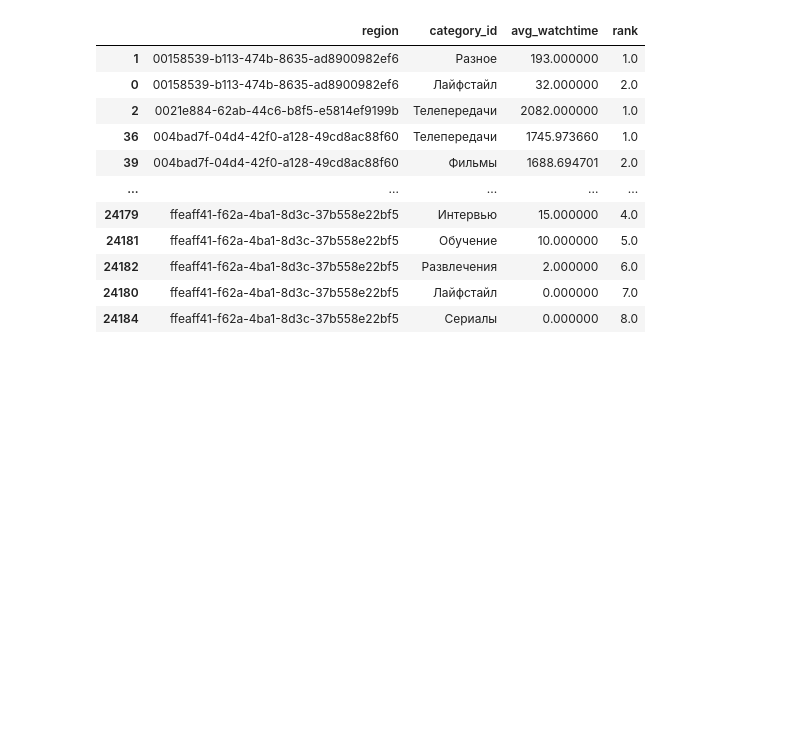
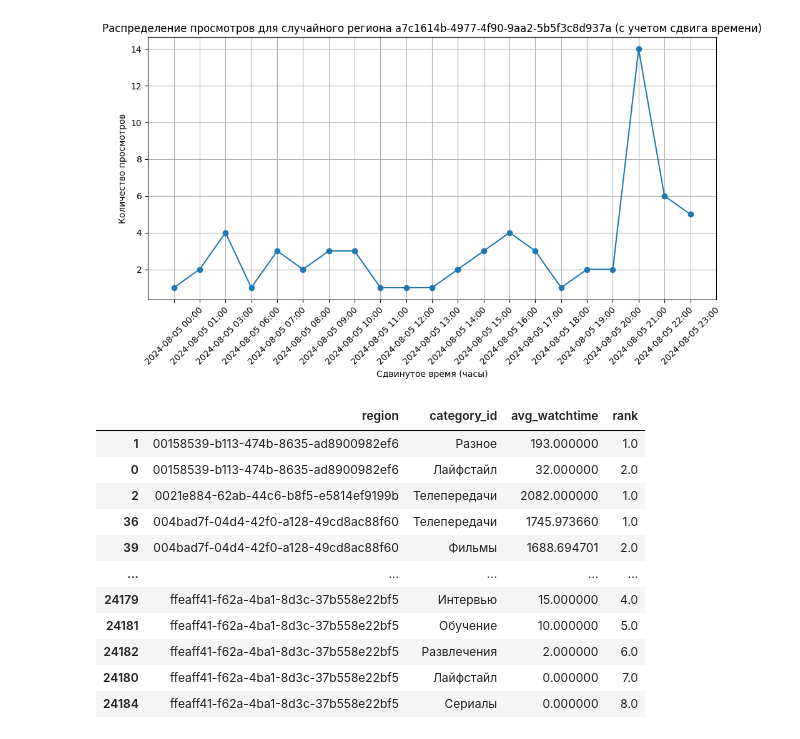
Before and after one commit to maxlyara1/users_cold_start_hackathon, a Jupyter notebook: research.ipynb, the cells around one changed output. Cells and saved outputs as stored; diff of their text form; code cells hidden in the pictures; blank space fills up the shorter version.

```diff
--- a/research.ipynb
+++ b/research.ipynb
@@ -95,3 +133,25 @@ array(['Мультфильмы', 'Развлечения', 'Хобби', 'Жив
+# %%
+
+# Выбираем случайный регион для построения графика
+random_region = random.choice(shifted_views['region'].unique())
+
+# Группируем данные для случайного региона
+random_region_data = shifted_views[shifted_views['region'] == random_region]
+
+# Строим график для случайного региона с учетом сдвига времени
+plt.figure(figsize=(10, 6))
+plt.plot(random_region_data['adjusted_hour_str'], random_region_data['view_count'], marker='o', label=f'Region {random_region}')
+
+# Настройки графика
+plt.xlabel('Сдвинутое время (часы)')
+plt.ylabel('Количество просмотров')
+plt.title(f'Распределение просмотров для случайного региона {random_region} (с учетом сдвига времени)')
+plt.xticks(rotation=45)
+plt.grid(True)
+plt.tight_layout()
+plt.show()
+# %% [output]
+[figure, added]
 # %%
 # Шаг 2. Объединение данных по video_id
 df_merged = pd.merge(df_logs_5[['video_id', 'region', 'watchtime']],
```
Also changed, not shown: parts of 12 cells of this notebook, 5 other files.
